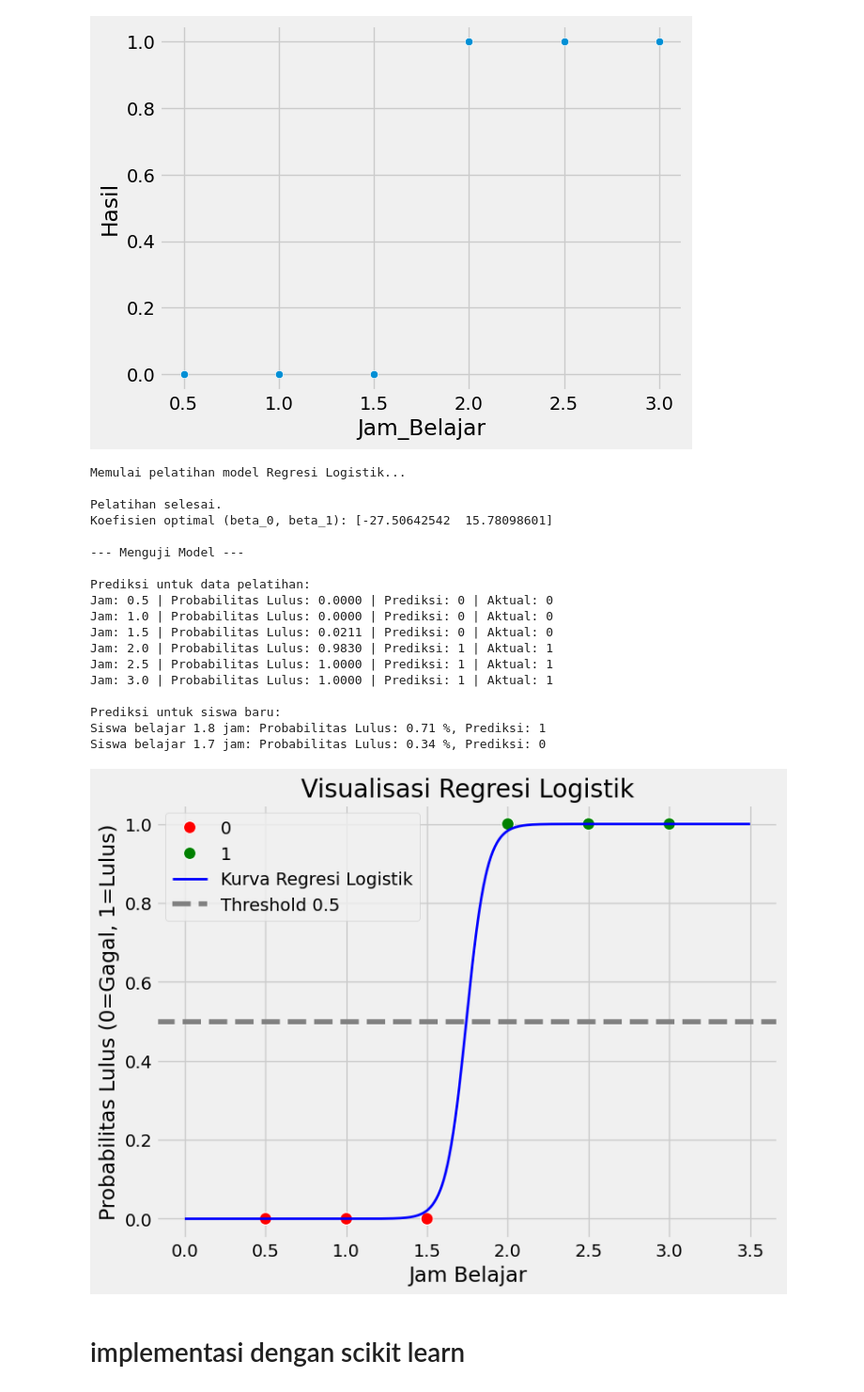
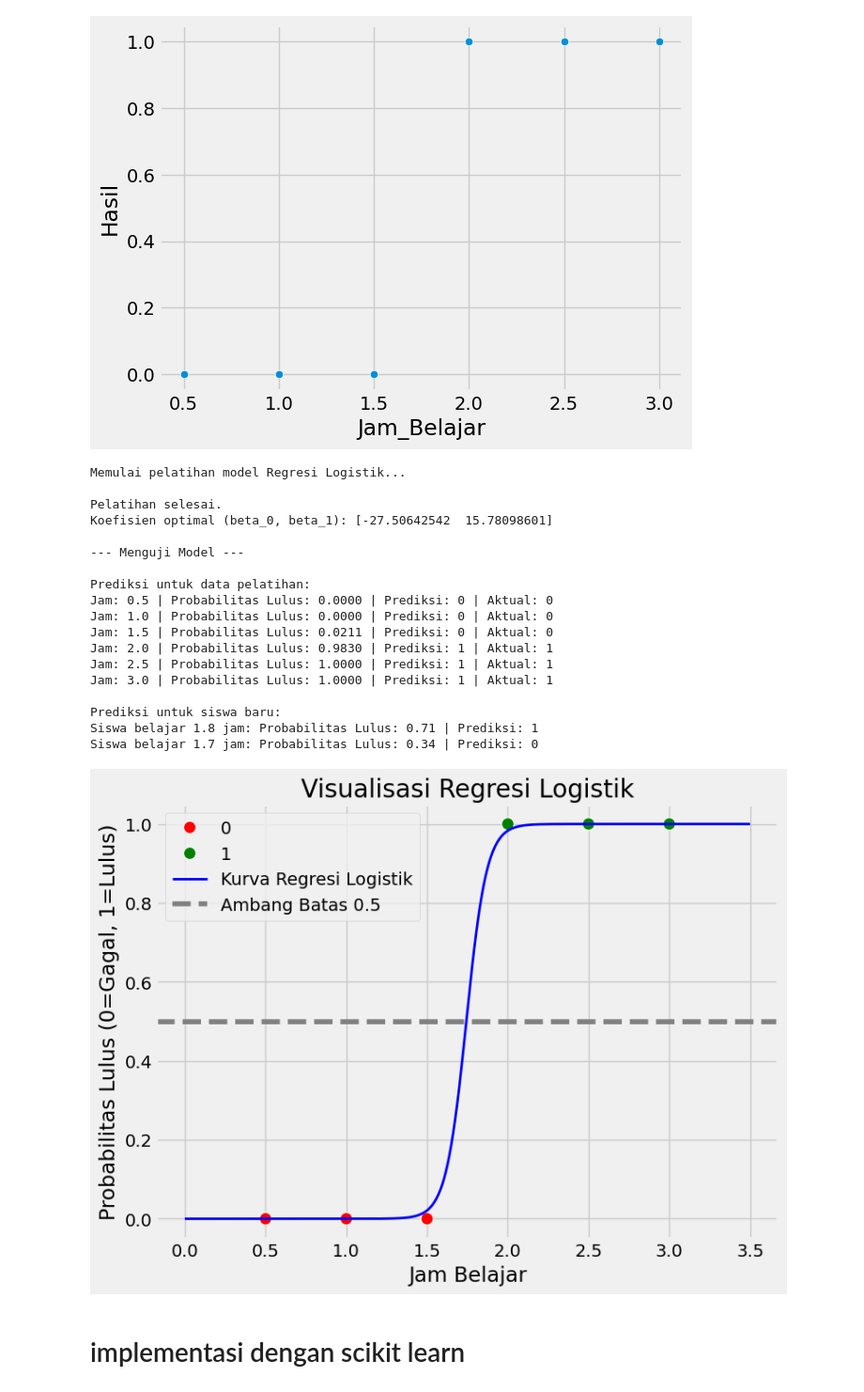
Before and after one commit to ihyaulumuddin044/Pengantar_ML, a Jupyter notebook: modules/logistic_regression/logistic_regression_from_scratch.ipynb, the cells around one changed output. Shown: that part at 94% size. Saved outputs shown, nothing was run; the diff lists cells and outputs as text; code cells hidden in the pictures.

```diff
--- a/modules/logistic_regression/logistic_regression_from_scratch.ipynb
+++ b/modules/logistic_regression/logistic_regression_from_scratch.ipynb
@@ -39,23 +40,21 @@ plt.show()
 # %% [output]
 [figure]
 # %%
-import numpy as np
-
 # --- 1. Persiapan Data ---
 # Variabel independen (Jam Belajar)
 # Kita tambahkan kolom '1' di awal untuk intercept (beta_0)
 # Ini adalah trik umum untuk memasukkan beta_0 ke dalam perhitungan matriks
-X = np.array([
-    [1, 0.5],
-    [1, 1.0],
-    [1, 1.5],
-    [1, 2.0],
-    [1, 2.5],
-    [1, 3.0]
-])
+# X = np.array('Jam_Belajar') # Salah: X seharusnya adalah kolom data
+
+# Tetapkan kolom 'Jam_Belajar' dengan benar dan tambahkan suku intercept
+X = df['Jam_Belajar'].values.reshape(-1, 1) # Ambil nilai dan ubah bentuk menjadi array 2D
+X = np.hstack([np.ones((X.shape[0], 1)), X]) # Tambahkan kolom berisi angka satu untuk intercept
 
 # Variabel dependen (Lulus/Gagal)
-y = np.array([0, 0, 0, 1, 1, 1])
+# y = np.array('Hasil') # Salah: y seharusnya adalah kolom data
+
+# Tetapkan kolom 'Hasil' dengan benar
+y = df['Hasil'].values
 
 # --- 2. Fungsi Sigmoid ---
 # Fungsi ini mengubah nilai Z (logit) menjadi probabilitas antara 0 dan 1
@@ -66,13 +65,16 @@ def sigmoid(z):
 # Fungsi ini menghitung seberapa "baik" model kita saat ini
 def compute_log_likelihood(X, y, beta):
     # Hitung probabilitas yang diprediksi
-    predictions = sigmoid(X @ beta) # X @ beta adalah dot product (mirip beta_0 + beta_1*X1)
+    predictions = sigmoid(X @ beta) # X @ beta adalah dot product (mirip dengan beta_0 + beta_1*X1)
 
     # Menghindari log(0) yang akan menghasilkan -inf
     # Kita batasi probabilitas agar tidak persis 0 atau 1
     predictions = np.clip(predictions, 1e-10, 1 - 1e-10)
 
     # Hitung log-likelihood
+    # Periksa apakah y sudah berupa array numpy, jika belum ubah
+    if not isinstance(y, np.ndarray):
+      y = np.array(y)
     log_likelihood = np.sum(y * np.log(predictions) + (1 - y) * np.log(1 - predictions))
     return log_likelihood
 
@@ -95,13 +97,13 @@ def train_logistic_regression(X, y, learning_rate, n_iterations):
 
         # c. Hitung gradien (seberapa banyak kita perlu menyesuaikan beta)
         # Gradien adalah turunan dari fungsi log-likelihood
-        # Rumus gradien untuk regresi logistik: X.T @ error
-        gradient = X.T @ error / len(y) # Dibagi dengan jumlah data (average gradient)
+        # Formula gradien untuk regresi logistik: X.T @ error
+        gradient = X.T @ error / len(y) # Dibagi dengan jumlah titik data (gradien rata-rata)
 
         # d. Perbarui koefisien beta
         beta -= learning_rate * gradient
 
-        # (Opsional) Cetak log-likelihood setiap beberapa iterasi untuk memantau progres
+        # (Opsional) Cetak log-likelihood setiap beberapa iterasi untuk memantau kemajuan
         if i % 1000 == 0: # Cetak setiap 1000 iterasi
             ll = compute_log_likelihood(X, y, beta)
             # print(f"Iterasi {i}, Log-Likelihood: {ll:.4f}, Beta: {beta}")
@@ -109,8 +111,8 @@ def train_logistic_regression(X, y, learning_rate, n_iterations):
     return beta
 
 # --- 5. Jalankan Pelatihan ---
-learning_rate = 0.1 # Seberapa besar langkah penyesuaian beta setiap iterasi
-n_iterations = 100000 # Berapa banyak kali kita akan mengulang penyesuaian
+learning_rate = 0.1 # Seberapa besar langkah penyesuaian untuk beta di setiap iterasi
+n_iterations = 100000 # Berapa kali kita akan mengulangi penyesuaian
 
 print("Memulai pelatihan model Regresi Logistik...")
 optimal_beta = train_logistic_regression(X, y, learning_rate, n_iterations)
@@ -118,8 +120,14 @@ print("\nPelatihan selesai.")
 print(f"Koefisien optimal (beta_0, beta_1): {optimal_beta}")
 
 # --- 6. Fungsi Prediksi ---
-# Setelah model dilatih, kita bisa menggunakannya untuk memprediksi
+# Setelah model dilatih, kita bisa menggunakannya untuk prediksi
 def predict_proba(X_new, beta):
+    # Pastikan X_new memiliki suku intercept jika belum disertakan
+    if X_new.ndim == 1 and len(X_new) == 1: # Satu titik data tanpa intercept
+        X_new = np.array([1, X_new[0]])
+    elif X_new.ndim > 1 and X_new.shape[1] == 1: # Beberapa titik data tanpa intercept
+         X_new = np.hstack([np.ones((X_new.shape[0], 1)), X_new])
+
     z = X_new @ beta
     return sigmoid(z)
 
@@ -132,12 +140,14 @@ print("\n--- Menguji Model ---")
 
 # Prediksi untuk data yang sudah ada
 print("\nPrediksi untuk data pelatihan:")
-for i in range(len(X)):
-    jam_belajar = X[i, 1]
-    predicted_prob = predict_proba(X[i], optimal_beta)
+# Perlu mengulang data asli dengan intercept untuk pengujian prediksi
+for i in range(X.shape[0]):
+    jam_belajar = X[i, 1] # Ambil nilai jam_belajar yang sebenarnya
+    predicted_prob = predict_proba(X[i], optimal_beta) # Prediksi menggunakan titik data dengan intercept
     predicted_class = predict_class(X[i], optimal_beta)
     actual_class = y[i]
     print(f"Jam: {jam_belajar:.1f} | Probabilitas Lulus: {predicted_prob:.4f} | Prediksi: {predicted_class} | Aktual: {actual_class}")
+
 
 # Prediksi untuk siswa baru
 print("\nPrediksi untuk siswa baru:")
@@ -146,13 +156,13 @@ siswa_baru_jam = 1.8
 X_siswa_baru = np.array([1, siswa_baru_jam])
 prob_siswa_baru = predict_proba(X_siswa_baru, optimal_beta)
 class_siswa_baru = predict_class(X_siswa_baru, optimal_beta)
-print(f"Siswa belajar {siswa_baru_jam:.1f} jam: Probabilitas Lulus: {prob_siswa_baru:.2f} %, Prediksi: {class_siswa_baru}")
+print(f"Siswa belajar {siswa_baru_jam:.1f} jam: Probabilitas Lulus: {prob_siswa_baru:.2f} | Prediksi: {class_siswa_baru}")
 
 siswa_baru_jam_2 = 1.7
 X_siswa_baru_2 = np.array([1, siswa_baru_jam_2])
 prob_siswa_baru_2 = predict_proba(X_siswa_baru_2, optimal_beta)
 class_siswa_baru_2 = predict_class(X_siswa_baru_2, optimal_beta)
-print(f"Siswa belajar {siswa_baru_jam_2:.1f} jam: Probabilitas Lulus: {prob_siswa_baru_2:.2f} %, Prediksi: {class_siswa_baru_2}")
+print(f"Siswa belajar {siswa_baru_jam_2:.1f} jam: Probabilitas Lulus: {prob_siswa_baru_2:.2f} | Prediksi: {class_siswa_baru_2}")
 # %% [output]
 Memulai pelatihan model Regresi Logistik...
 
@@ -170,43 +180,43 @@ Jam: 2.5 | Probabilitas Lulus: 1.0000 | Prediksi: 1 | Aktual: 1
 Jam: 3.0 | Probabilitas Lulus: 1.0000 | Prediksi: 1 | Aktual: 1
 
 Prediksi untuk siswa baru:
-Siswa belajar 1.8 jam: Probabilitas Lulus: 0.71 %, Prediksi: 1
-Siswa belajar 1.7 jam: Probabilitas Lulus: 0.34 %, Prediksi: 0
+Siswa belajar 1.8 jam: Probabilitas Lulus: 0.71 | Prediksi: 1
+Siswa belajar 1.7 jam: Probabilitas Lulus: 0.34 | Prediksi: 0
 # %%
 # --- Visualisasi Kurva Regresi Logistik ---
 
 # Buat rentang nilai Jam_Belajar untuk plotting kurva
 # Kita perlu nilai yang lebih halus daripada data aslinya
 jam_range = np.linspace(df['Jam_Belajar'].min() - 0.5, df['Jam_Belajar'].max() + 0.5, 300)
 
 # Untuk setiap nilai Jam_Belajar dalam rentang, hitung probabilitas lulus
 # Kita perlu menambahkan kolom '1' di depan untuk intercept, seperti saat pelatihan
 X_plot = np.vstack([np.ones(len(jam_range)), jam_range]).T
 
-# Hitung probabilitas lulus using the trained model
+# Hitung probabilitas lulus menggunakan model yang sudah dilatih
 prob_lulus_plot = predict_proba(X_plot, optimal_beta)
 
-# Create plot
+# Buat plot
 plt.figure(figsize=(8, 6))
 
 # Scatter plot data asli
-# Updated palette to use numerical keys 0 and 1
+# Palet diperbarui untuk menggunakan kunci numerik 0 dan 1
 sns.scatterplot(x='Jam_Belajar', y='Hasil', data=df, s=100, hue='Hasil', palette={0:'red', 1:'green'})
 
 # Plot kurva regresi logistik (probabilitas lulus)
 plt.plot(jam_range, prob_lulus_plot, color='blue', linewidth=2, label='Kurva Regresi Logistik')
 
-# Add threshold line (e.g., 0.5)
-plt.axhline(0.5, color='grey', linestyle='--', label='Threshold 0.5')
+# Tambahkan garis ambang batas (misalnya, 0.5)
+plt.axhline(0.5, color='grey', linestyle='--', label='Ambang Batas 0.5')
 
-# Add labels and title
+# Tambahkan label dan judul
 plt.xlabel('Jam Belajar')
 plt.ylabel('Probabilitas Lulus (0=Gagal, 1=Lulus)')
 plt.title('Visualisasi Regresi Logistik')
 plt.legend()
 plt.grid(True)
 plt.show()
 # %% [output]
-[figure, old version]
+[figure, new version]
 # %% [markdown]
 # implementasi dengan scikit learn
```
Also changed, not shown: parts of 14 cells of this notebook.
